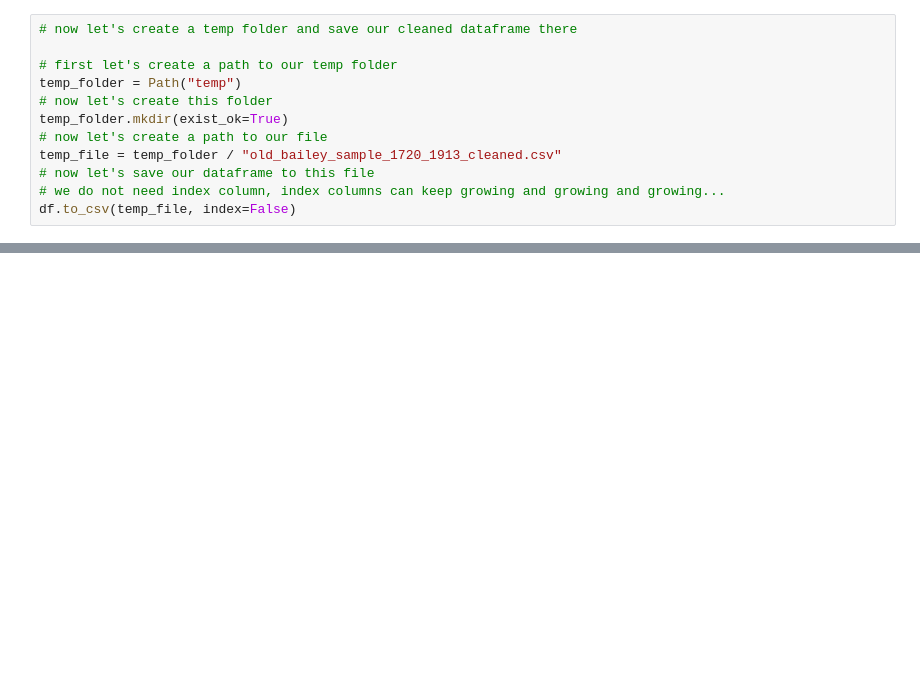
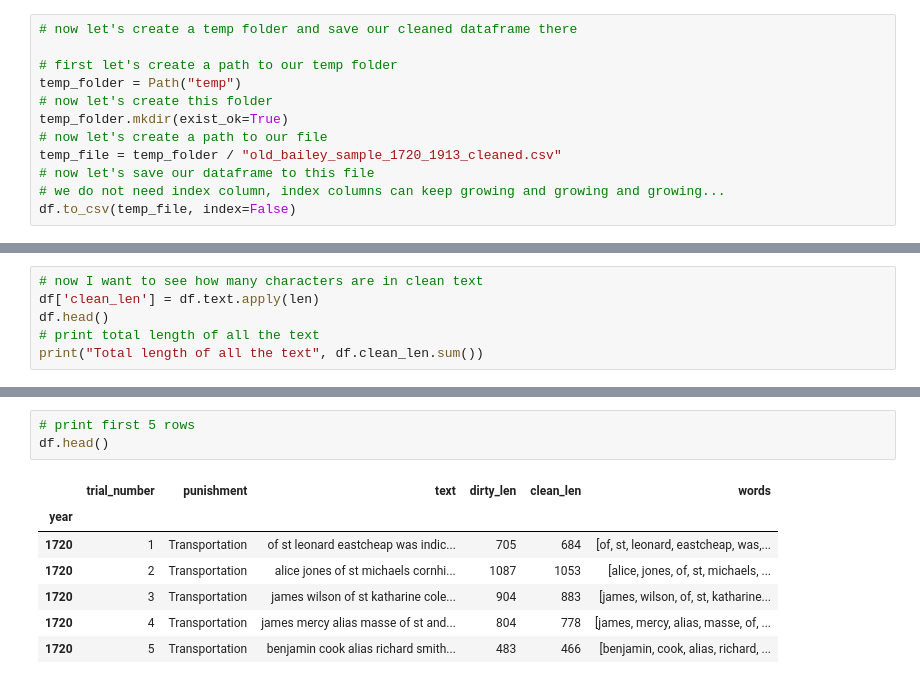
Before and after one commit to ValRCS/BSSDH_2023_workshop, a Jupyter notebook: notebooks/day1_part2_processing.ipynb, the cells around one changed output, grey strips where cells are left out. Drawn from its saved outputs; the diff is of its cells as text; blank space fills up the shorter version.

```diff
--- a/notebooks/day1_part2_processing.ipynb
+++ b/notebooks/day1_part2_processing.ipynb
@@ -255,0 +334,6 @@ df.to_csv(temp_file, index=False)
+# %%
+# now I want to see how many characters are in clean text
+df['clean_len'] = df.text.apply(len)
+df.head()
+# print total length of all the text
+print("Total length of all the text", df.clean_len.sum())
@@ -255,0 +483,11 @@ df.to_csv(temp_file, index=False)
+# %%
+# print first 5 rows
+df.head()
+# %% [output]
+|  | trial_number | punishment | text | dirty_len | clean_len | words |
+| year |  |  |  |  |  |  |
+| 1720 | 1 | Transportation | of st leonard eastcheap was indic... | 705 | 684 | [of, st, leonard, eastcheap, was,... |
+| 1720 | 2 | Transportation | alice jones of st michaels cornhi... | 1087 | 1053 | [alice, jones, of, st, michaels, ... |
+| 1720 | 3 | Transportation | james wilson of st katharine cole... | 904 | 883 | [james, wilson, of, st, katharine... |
+| 1720 | 4 | Transportation | james mercy alias masse of st and... | 804 | 778 | [james, mercy, alias, masse, of, ... |
+| 1720 | 5 | Transportation | benjamin cook alias richard smith... | 483 | 466 | [benjamin, cook, alias, richard, ... |
```
Also changed, not shown: parts of 31 cells of this notebook.
